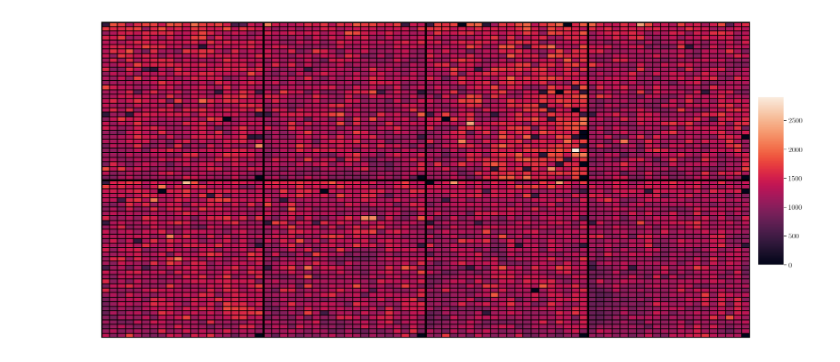
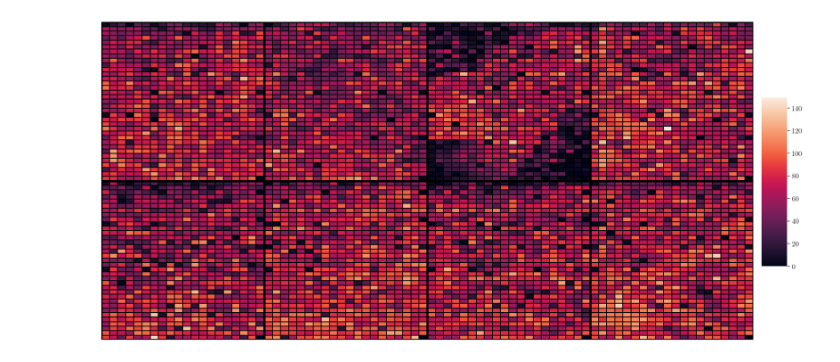
Before and after one commit to unique-subedi/microenvironment-microarrays, a Jupyter notebook: 604_project1_yash.ipynb, the cells around one changed output. Cells and saved outputs as stored; diff of their text form; code cells hidden in the pictures.

Commit message:
Add staining sets

```diff
--- a/604_project1_yash.ipynb
+++ b/604_project1_yash.ipynb
@@ -10,6 +10,9 @@ import collections
 import os
 # %%
 plates = {f"plate{fn[6:9]}": pd.read_csv(os.path.join("Data", fn), sep = '\t') for fn in os.listdir("Data")}
+full_plates = sorted(list(plates.keys()))
+staining_set_size = 8
+staining_sets = [full_plates[staining_set_size * stain_idx:staining_set_size * (stain_idx + 1)] for stain_idx in range(3)]
 # %%
 sns.set_style("whitegrid")
 plt.rcParams['text.usetex'] = True
@@ -55,8 +58,16 @@ def viz_plate_property(plate, property):
             cbar=(well_idx == 0), cbar_ax=None if well_idx else cbar_ax
         )
     plt.show()
-# %%
-cur_plate = plates["plate516"]
-viz_plate_property(cur_plate, "Nuclei_CP_AreaShape_Area")
-# %% [output]
-[figure, removed]
+# %%
+key_properties_to_cols = {
+    "count": "Spot_PA_SpotCellCount",
+    "cell_area": "Cells_CP_AreaShape_Area",
+    "cytoplasm_area": "Cytoplasm_CP_AreaShape_Area",
+    "nuclear_area": "Nuclei_CP_AreaShape_Area",
+}
+# %%
+cur_stain_set = staining_sets[0]
+cur_plate = plates[cur_stain_set[0]]
+viz_plate_property(cur_plate, key_properties_to_cols["count"])
+# %% [output]
+[figure, added]
```
